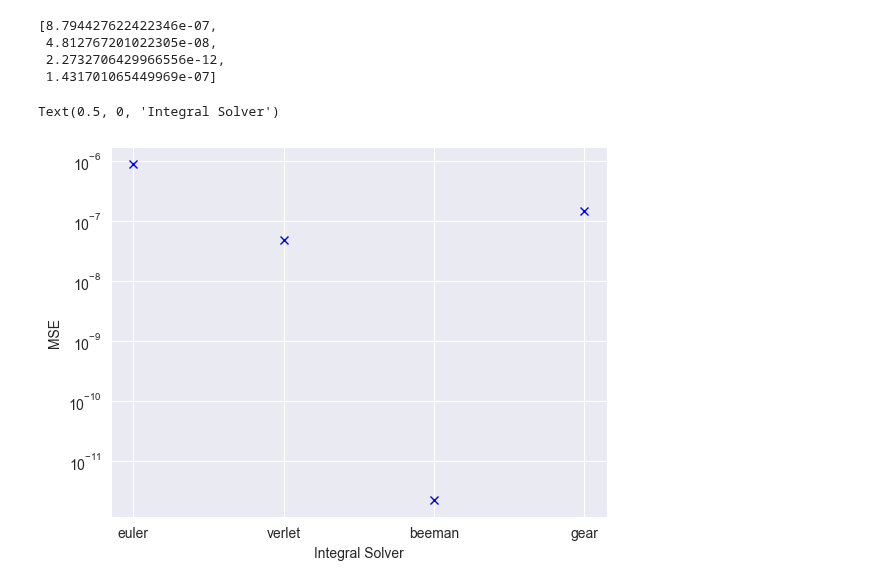
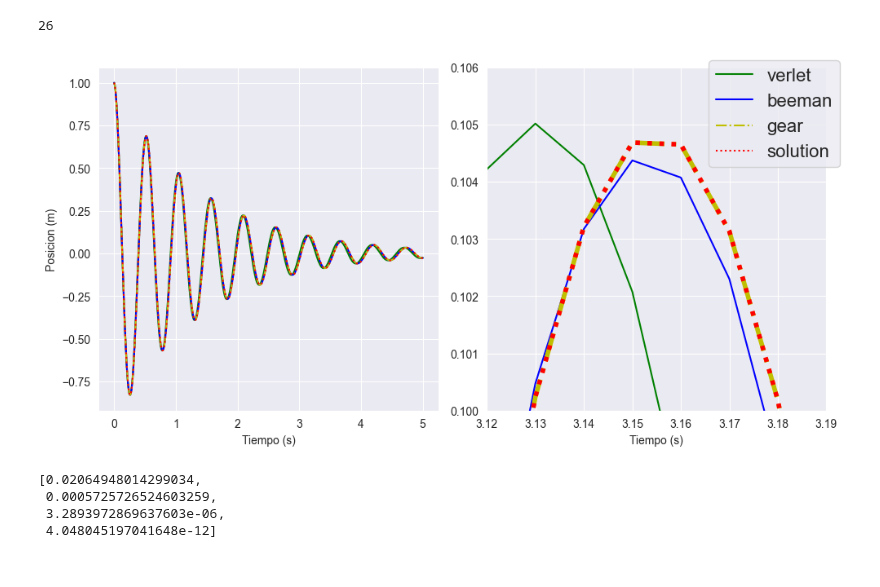
Before and after one commit to shadad00/Simulacion-de-sistemas, a Jupyter notebook: notebooks/TP4.ipynb, the cells around one changed output. Drawn from its saved outputs; the diff is of its cells as text; code cells hidden in the pictures.

```diff
--- a/notebooks/TP4.ipynb
+++ b/notebooks/TP4.ipynb
@@ -99,17 +94,50 @@ fig.tight_layout()
+# %%
+msee = mse(beeman["rx"], solution["rx"])
+solution["rx"].idxmin()
+# %% [output]
+26
+# %%
+fig, (ax1, ax2) = plt.subplots(1, 2)
+fig.set_figwidth(10)
+fig.set_figheight(5)
+times = gear["time"]
+# ax1.plot(times, euler["rx"], '-y', label="euler")
+ax1.plot(times, verlet["rx"], '-g', label="verlet")
+ax1.plot(times, beeman["rx"], '-b', label="beeman")
+ax1.plot(times, gear["rx"], '-.y', label="gear")
+ax1.plot(times, solution["rx"], ':r', label="solution")
+ax1.set_ylabel("Posicion (m)")
+ax1.set_xlabel("Tiempo (s)")
+fig.legend(fontsize=16)
+
+x1, x2 = 3.12, 3.19
+y1, y2 = 0.10, 0.106
+
+ax2.plot(times, verlet["rx"], '-g', label="verlet")
+ax2.plot(times, beeman["rx"], '-b', label="beeman")
+ax2.plot(times, gear["rx"], '-.y', linewidth=4 ,label="gear")
+ax2.plot(times, solution["rx"], ':r', linewidth=4 ,label="solution")
+ax2.set_xlim(x1, x2)
+ax2.set_ylim(y1, y2)
+ax2.set_xlabel("Tiempo (s)")
+
+# x1, x2 = 3.1545, 3.1546
+# y1, y2 = 0.104852, 0.104853
+# ax3.plot(times, beeman["rx"], ':b', label="beeman")
+# ax3.plot(times, gear["rx"], '--g', label="gear")
+# ax3.plot(times, solution["rx"], '-.r', label="solution")
+# ax3.set_xlim(x1, x2)
+# ax3.set_ylim(y1, y2)
+
+fig.tight_layout()
+fig.savefig("./positionVsTimefinal")
+# %% [output]
+[figure, added]
 # %%
-errors = [mse(solver["rx"], solution["rx"]) for solver in solvers]
+errors = [mse(solver["rx"], getSolution(solver["time"])["rx"]) for solver in solvers]
 errors
 # %% [output]
-[8.794427622422346e-07,
- 4.812767201022305e-08,
- 2.2732706429966556e-12,
- 1.431701065449969e-07]
+[0.02064948014299034,
+ 0.0005725726524603259,
+ 3.2893972869637603e-06,
+ 4.048045197041648e-12]
-# %%
-fig, ax = plt.subplots()
-ax.plot(["euler", "verlet", "beeman", "gear"], errors, "xb")
-ax.set_yscale('log')
-ax.set_ylabel("MSE")
-ax.set_xlabel("Integral Solver")
-# %% [output]
-Text(0.5, 0, 'Integral Solver')
-[figure, removed]
```
Also changed, not shown: parts of 9 cells of this notebook, 3 other files.
